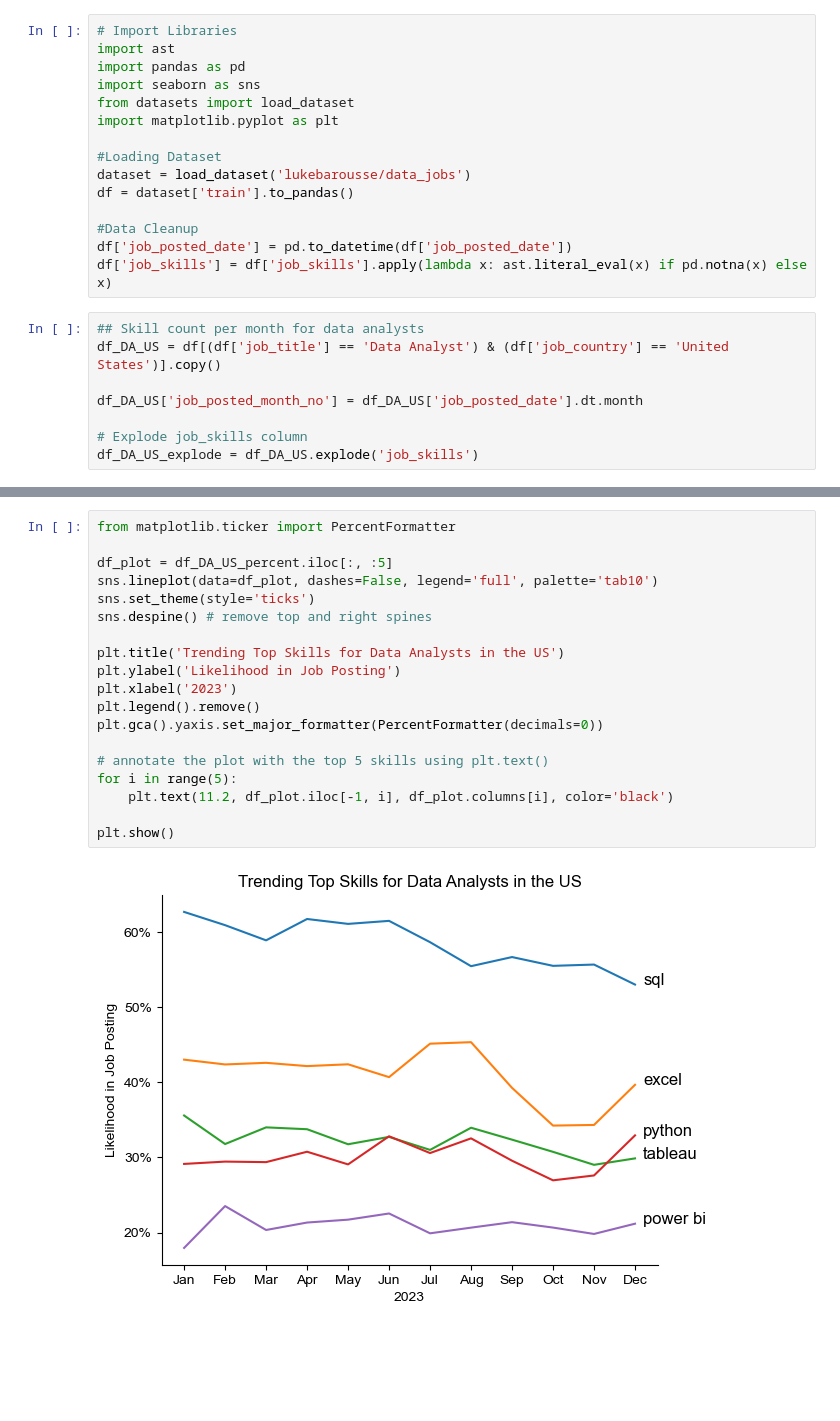
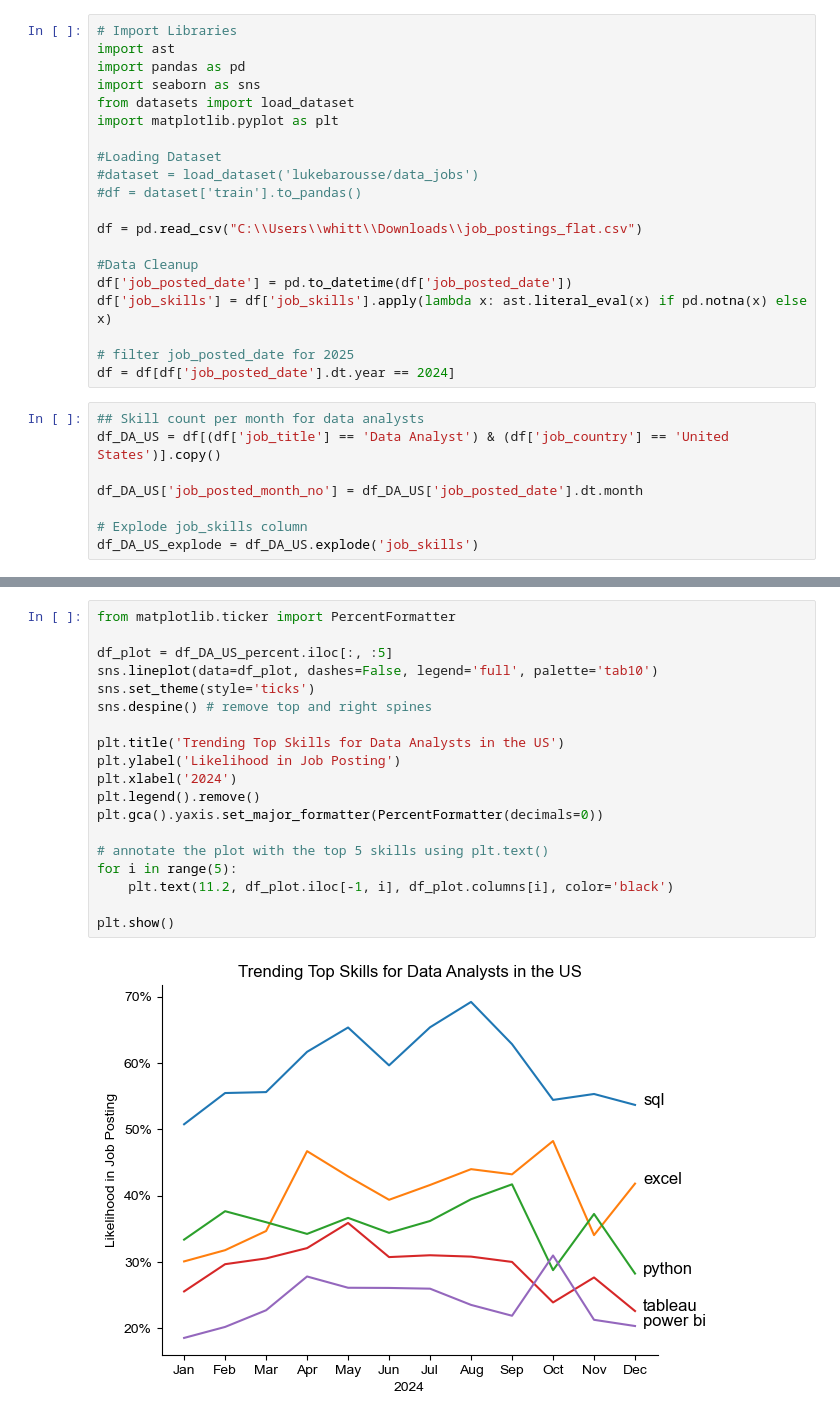
Before and after one commit to LovelyLynn1993/Python_Data_Project, a Jupyter notebook: WIP/Project/2_Skills_Trend.ipynb, the cells around one changed output, grey strips where cells are left out. Saved outputs shown, nothing was run; the diff lists cells and outputs as text; blank space fills up the shorter version.

```diff
--- a/WIP/Project/2_Skills_Trend.ipynb
+++ b/WIP/Project/2_Skills_Trend.ipynb
@@ -7,12 +7,17 @@ from datasets import load_dataset
 import matplotlib.pyplot as plt
 
 #Loading Dataset
-dataset = load_dataset('lukebarousse/data_jobs')
-df = dataset['train'].to_pandas()
+#dataset = load_dataset('lukebarousse/data_jobs')
+#df = dataset['train'].to_pandas()
+
+df = pd.read_csv("C:\\Users\\whitt\\Downloads\\job_postings_flat.csv")
 
 #Data Cleanup
 df['job_posted_date'] = pd.to_datetime(df['job_posted_date'])
 df['job_skills'] = df['job_skills'].apply(lambda x: ast.literal_eval(x) if pd.notna(x) else x)
+
+# filter job_posted_date for 2025
+df = df[df['job_posted_date'].dt.year == 2024]
 # %%
 ## Skill count per month for data analysts
 df_DA_US = df[(df['job_title'] == 'Data Analyst') & (df['job_country'] == 'United States')].copy()
@@ -124,21 +129,21 @@ df_DA_US_percent
 # %%
 from matplotlib.ticker import PercentFormatter
 
 df_plot = df_DA_US_percent.iloc[:, :5]
 sns.lineplot(data=df_plot, dashes=False, legend='full', palette='tab10')
 sns.set_theme(style='ticks')
 sns.despine() # remove top and right spines
 
 plt.title('Trending Top Skills for Data Analysts in the US')
 plt.ylabel('Likelihood in Job Posting')
-plt.xlabel('2023')
+plt.xlabel('2024')
 plt.legend().remove()
 plt.gca().yaxis.set_major_formatter(PercentFormatter(decimals=0))
 
 # annotate the plot with the top 5 skills using plt.text()
 for i in range(5):
     plt.text(11.2, df_plot.iloc[-1, i], df_plot.columns[i], color='black')
 
 plt.show()
 # %% [output]
-[figure, old version]
+[figure, new version]
```
Also changed, not shown: parts of 5 cells of this notebook, 6 other files.
